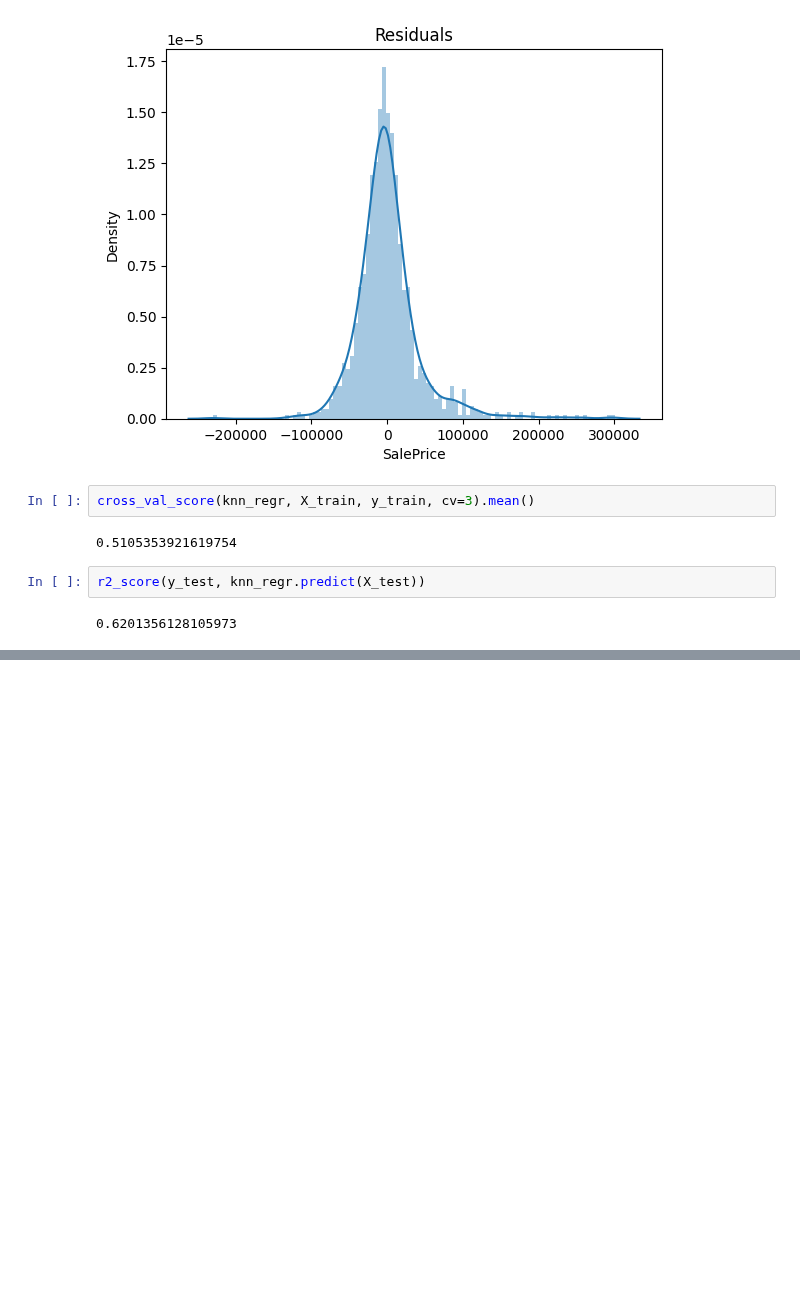
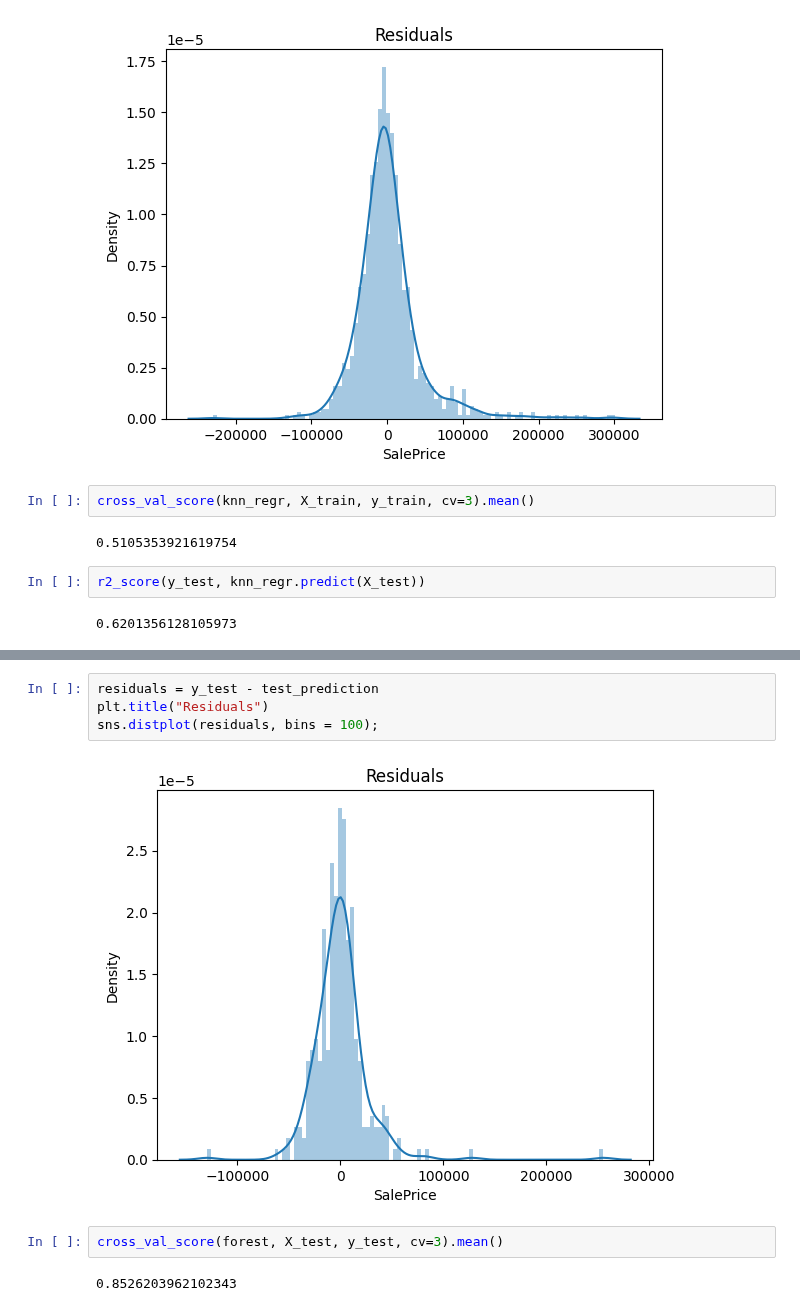
Before and after one commit to Venchislaw/PracticalAI, a Jupyter notebook: Machine Learning/RealProjects/RealEstateWebSite/data_science/ML Side/models_try.ipynb, the cells around one changed output, grey strips where cells are left out. Cells and saved outputs as stored; diff of their text form; blank space fills up the shorter version.

```diff
--- a/Machine Learning/RealProjects/RealEstateWebSite/data_science/ML Side/models_try.ipynb
+++ b/Machine Learning/RealProjects/RealEstateWebSite/data_science/ML Side/models_try.ipynb
@@ -134,0 +204,10 @@ r2_score(y_test, knn_regr.predict(X_test))
+# %%
+residuals = y_test - test_prediction
+plt.title("Residuals")
+sns.distplot(residuals, bins = 100);
+# %% [output]
+[figure, added]
+# %%
+cross_val_score(forest, X_test, y_test, cv=3).mean()
+# %% [output]
+0.8526203962102343
```
Also changed, not shown: parts of 9 cells of this notebook.
